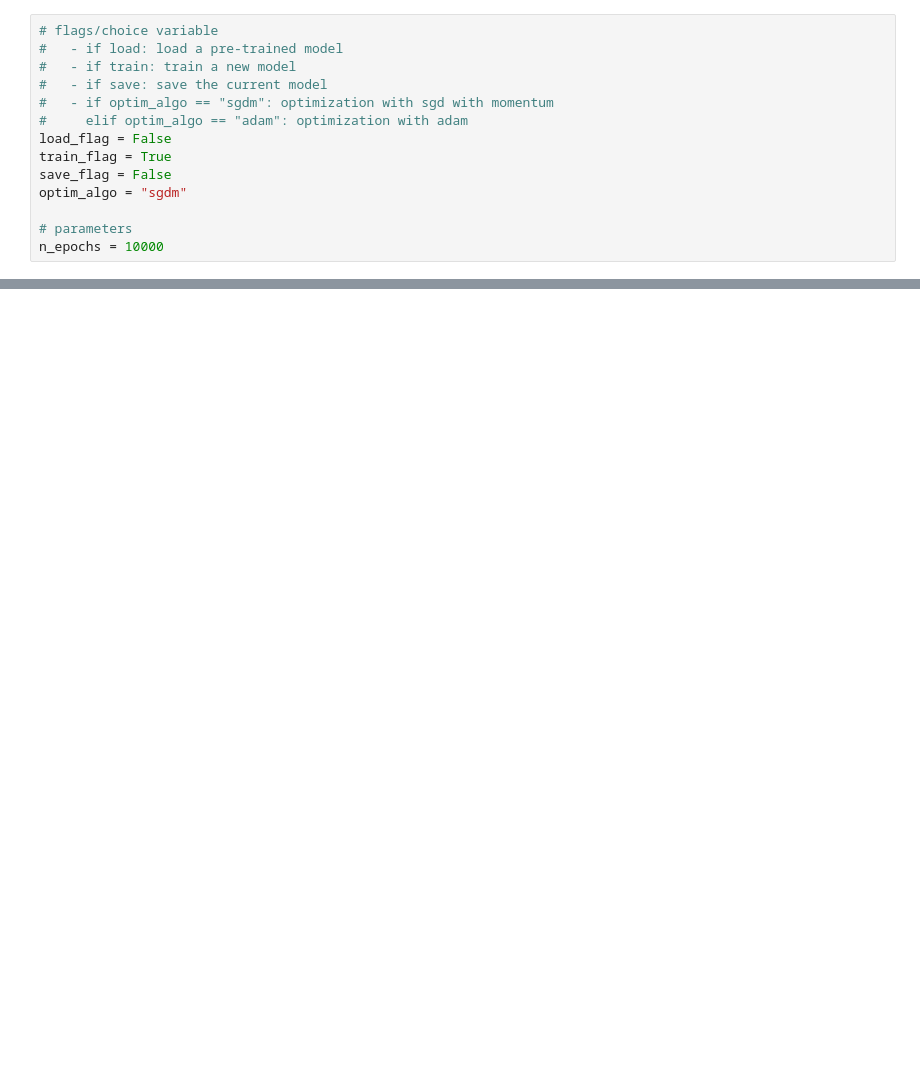
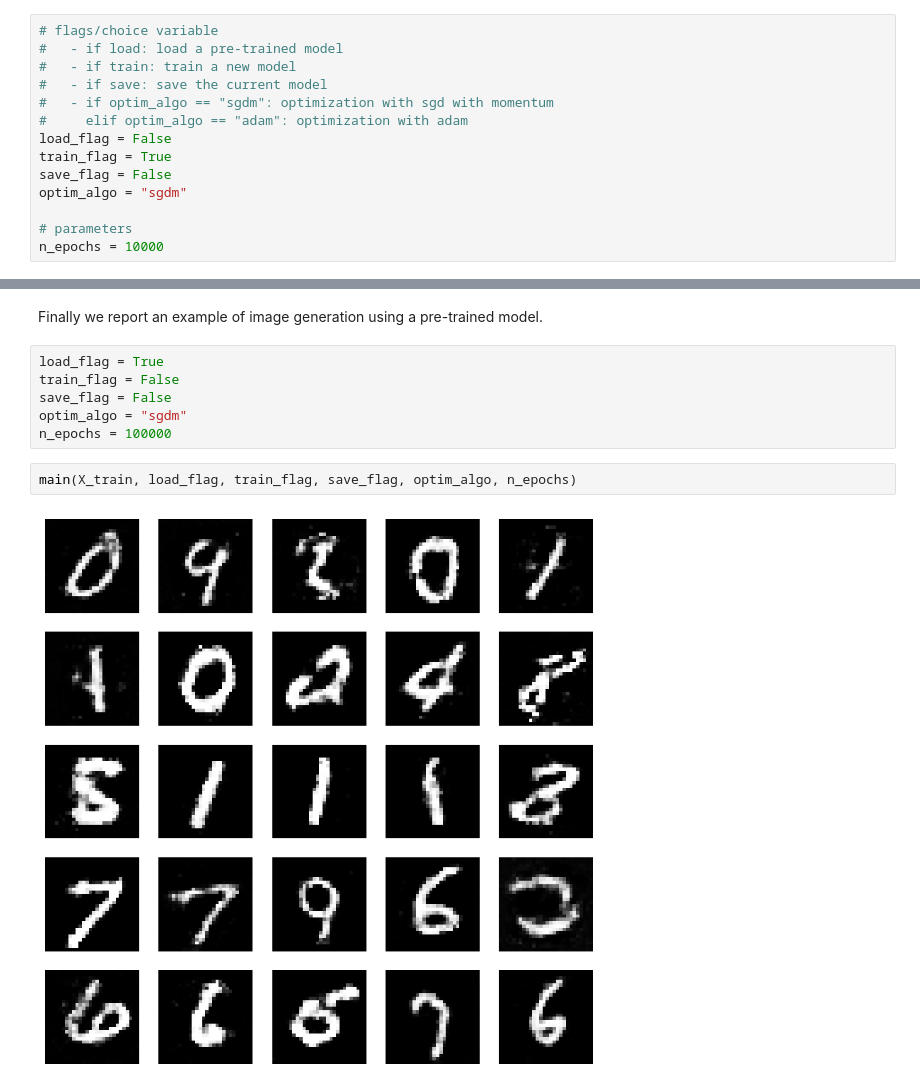
Before and after one commit to caporali/machine_learning_project, a Jupyter notebook: code_ml.ipynb, the cells around one changed output, grey strips where cells are left out. Saved outputs shown, nothing was run; the diff lists cells and outputs as text; blank space fills up the shorter version.

Commit message:
final update
minor changes to code (included both load and training).

```diff
--- a/code_ml.ipynb
+++ b/code_ml.ipynb
@@ -326,0 +328,12 @@ if train_flag:
+# %% [markdown]
+Finally we report an example of image generation using a pre-trained model.
+# %%
+load_flag = True
+train_flag = False
+save_flag = False
+optim_algo = "sgdm"
+n_epochs = 100000
+# %%
+main(X_train, load_flag, train_flag, save_flag, optim_algo, n_epochs)
+# %% [output]
+[figure, added]
```
Also changed, not shown: parts of 5 cells of this notebook, 3 other files.
